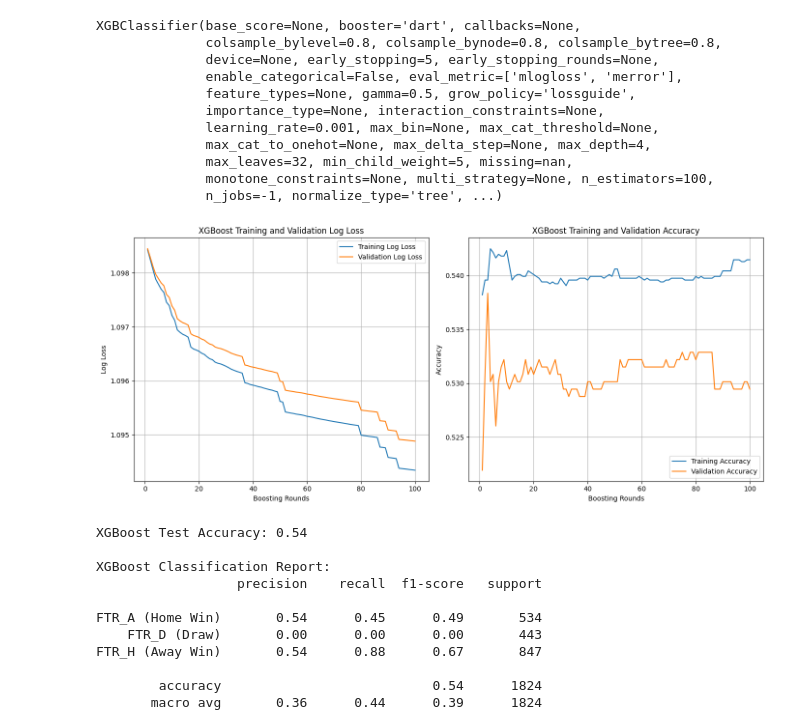
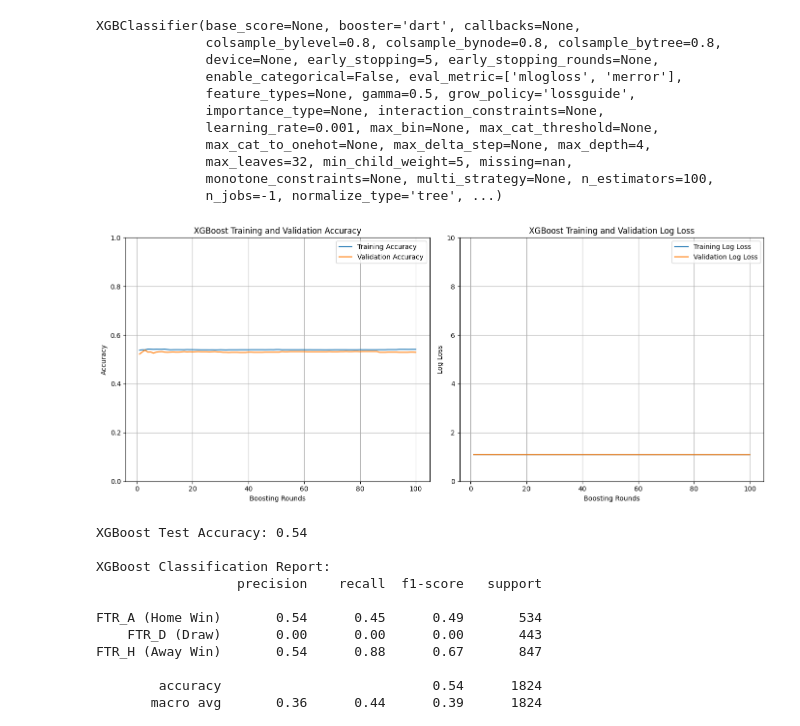
Before and after one commit to SavaniSawaikar/EPL-Prediction, a Jupyter notebook: notebooks/notebook.ipynb, the cells around one changed output. Drawn from its saved outputs; the diff is of its cells as text; code cells hidden in the pictures.

```diff
--- a/notebooks/notebook.ipynb
+++ b/notebooks/notebook.ipynb
@@ -1542,45 +1574,47 @@ evals_result = xgb_clf.evals_result()
 
 # Extract log loss for training and validation sets
 train_logloss = evals_result['validation_0']['mlogloss']
 val_logloss = evals_result['validation_1']['mlogloss']
 
 # Extract error rates and convert to accuracy
 train_merror = evals_result['validation_0']['merror']
 val_merror = evals_result['validation_1']['merror']
 
 train_accuracy = [1 - error for error in train_merror]
 val_accuracy = [1 - error for error in val_merror]
 
 # Determine the number of boosting rounds
 num_rounds = len(train_logloss)
 
 # Plotting Log Loss and Accuracy
 plt.figure(figsize=(14, 6))
 
-# Subplot 1: Log Loss
+# Subplot 1: Accuracy
 plt.subplot(1, 2, 1)
+plt.plot(range(1, num_rounds + 1), train_accuracy, label='Training Accuracy')
+plt.plot(range(1, num_rounds + 1), val_accuracy, label='Validation Accuracy')
+plt.xlabel('Boosting Rounds')
+plt.ylabel('Accuracy')
+plt.ylim(0, 1)
+plt.title('XGBoost Training and Validation Accuracy')
+plt.legend()
+plt.grid(True)
+
+# Subplot 2: Log Loss
+plt.subplot(1, 2, 2)
 plt.plot(range(1, num_rounds + 1), train_logloss, label='Training Log Loss')
 plt.plot(range(1, num_rounds + 1), val_logloss, label='Validation Log Loss')
 plt.xlabel('Boosting Rounds')
 plt.ylabel('Log Loss')
+plt.ylim(0, 10)
 plt.title('XGBoost Training and Validation Log Loss')
-plt.legend()
-plt.grid(True)
-
-# Subplot 2: Accuracy
-plt.subplot(1, 2, 2)
-plt.plot(range(1, num_rounds + 1), train_accuracy, label='Training Accuracy')
-plt.plot(range(1, num_rounds + 1), val_accuracy, label='Validation Accuracy')
-plt.xlabel('Boosting Rounds')
-plt.ylabel('Accuracy')
-plt.title('XGBoost Training and Validation Accuracy')
 plt.legend()
 plt.grid(True)
 
 plt.tight_layout()
 plt.show()
 # %% [output]
-[figure, old version]
+[figure, new version]
 # %%
 # Make predictions on the test set
 y_pred_xgb = xgb_clf.predict(X_test)
```
Also changed, not shown: parts of 3 cells of this notebook.
